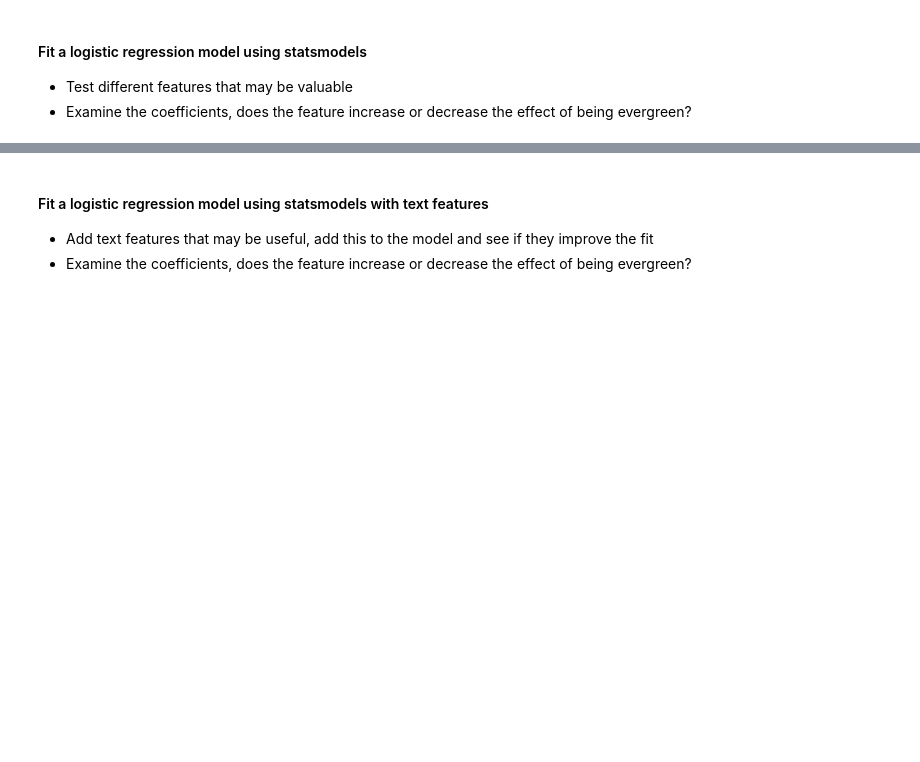
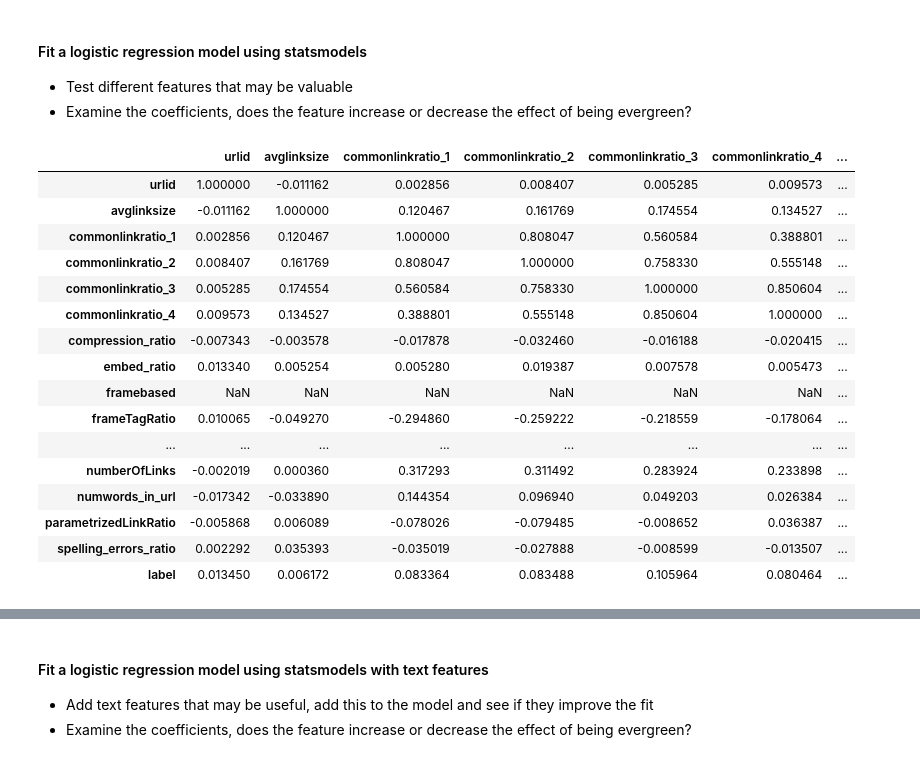
Before and after one commit to shetty83/dsi-sea-week04-2.2, a Jupyter notebook: code/starter-code/starter-code.ipynb, the cells around one changed output, grey strips where cells are left out. Cells and saved outputs as stored; diff of their text form; code cells hidden in the pictures; blank space fills up the shorter version.

```diff
--- a/code/starter-code/starter-code.ipynb
+++ b/code/starter-code/starter-code.ipynb
@@ -82,0 +128,20 @@ data[['title', 'label']].head()
+# %%
+data.corr()
+# %% [output]
+|  | urlid | avglinksize | commonlinkratio_1 | commonlinkratio_2 | commonlinkratio_3 | commonlinkratio_4 | ... |
+| urlid | 1.000000 | -0.011162 | 0.002856 | 0.008407 | 0.005285 | 0.009573 | ... |
+| avglinksize | -0.011162 | 1.000000 | 0.120467 | 0.161769 | 0.174554 | 0.134527 | ... |
+| commonlinkratio_1 | 0.002856 | 0.120467 | 1.000000 | 0.808047 | 0.560584 | 0.388801 | ... |
+| commonlinkratio_2 | 0.008407 | 0.161769 | 0.808047 | 1.000000 | 0.758330 | 0.555148 | ... |
+| commonlinkratio_3 | 0.005285 | 0.174554 | 0.560584 | 0.758330 | 1.000000 | 0.850604 | ... |
+| commonlinkratio_4 | 0.009573 | 0.134527 | 0.388801 | 0.555148 | 0.850604 | 1.000000 | ... |
+| compression_ratio | -0.007343 | -0.003578 | -0.017878 | -0.032460 | -0.016188 | -0.020415 | ... |
+| embed_ratio | 0.013340 | 0.005254 | 0.005280 | 0.019387 | 0.007578 | 0.005473 | ... |
+| framebased | NaN | NaN | NaN | NaN | NaN | NaN | ... |
+| frameTagRatio | 0.010065 | -0.049270 | -0.294860 | -0.259222 | -0.218559 | -0.178064 | ... |
+| ... | ... | ... | ... | ... | ... | ... | ... |
+| numberOfLinks | -0.002019 | 0.000360 | 0.317293 | 0.311492 | 0.283924 | 0.233898 | ... |
+| numwords_in_url | -0.017342 | -0.033890 | 0.144354 | 0.096940 | 0.049203 | 0.026384 | ... |
+| parametrizedLinkRatio | -0.005868 | 0.006089 | -0.078026 | -0.079485 | -0.008652 | 0.036387 | ... |
+| spelling_errors_ratio | 0.002292 | 0.035393 | -0.035019 | -0.027888 | -0.008599 | -0.013507 | ... |
+| label | 0.013450 | 0.006172 | 0.083364 | 0.083488 | 0.105964 | 0.080464 | ... |
```
Also changed, not shown: parts of 19 cells of this notebook.
